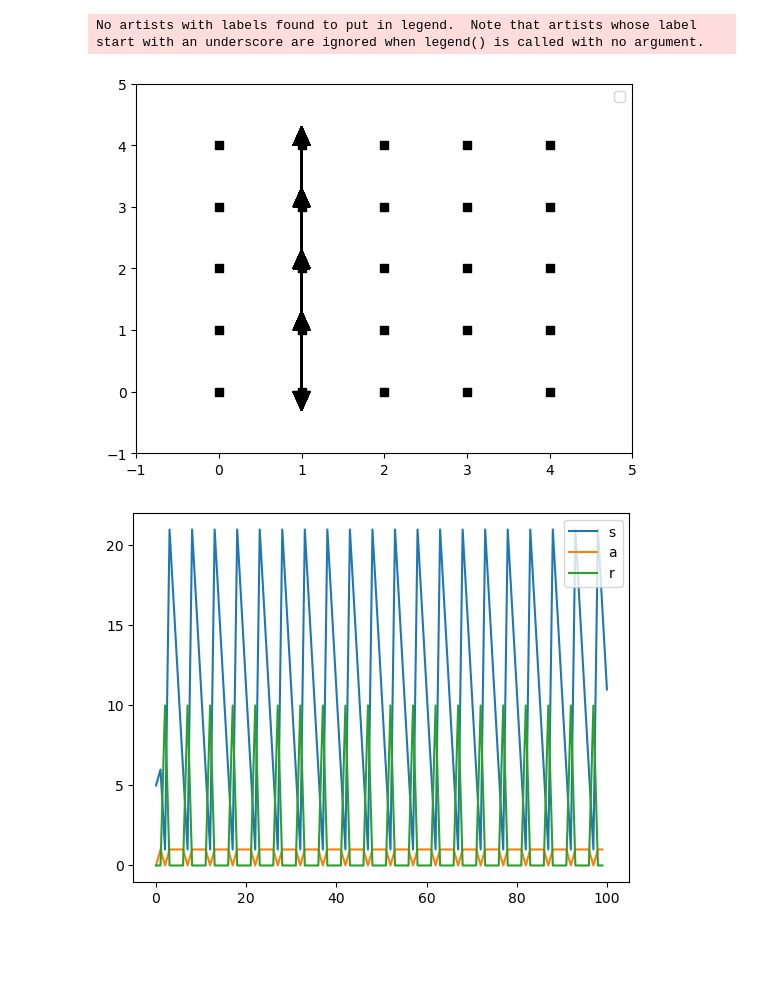
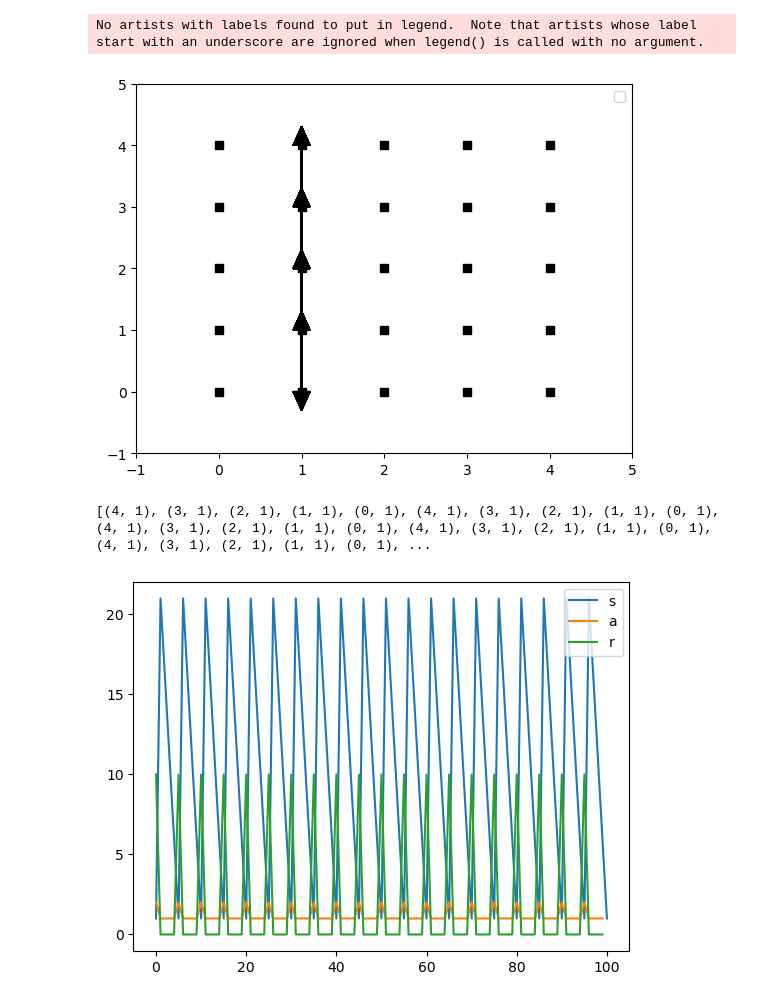
Before and after one commit to uiuc-ae598-rl-2023-spring/hw1-dp-LXYYY, a Jupyter notebook: gridworld.ipynb, the cells around one changed output. Saved outputs shown, nothing was run; the diff lists cells and outputs as text; code cells hidden in the pictures; blank space fills up the shorter version.

Commit message:
sarsa done

```diff
--- a/gridworld.ipynb
+++ b/gridworld.ipynb
@@ -5,7 +5,8 @@ import matplotlib.pyplot as plt
 import gridworld
 import argparse
 
-algorithm='value_iteration'
+algorithm='sarsa'
+# algorithm='value_iteration'
 
 def get_alg_module(alg, submodule=None):
     from importlib import import_module
@@ -38,7 +39,7 @@ print(args.alg)
 env = gridworld.GridWorld(hard_version=False)
 
 learn = get_learn_function(args.alg)
-model = learn(env,1000)
+model = learn(env, epsilon=0.2, alpha=0.3, max_it=20)
 
 # Initialize simulation
 s = env.reset()
@@ -53,6 +54,7 @@ log = {
 
 # Simulate until episode is done
 done = False
+
 while not done:
     a = model.get_policy(s)
     (s, r, done) = env.step(a)
@@ -83,5 +85,6 @@ Learning finished after 91 epochs, converged True, delta 8.826859243526997e-10
 # %%
-model.get_log().plot(save=True)
+model.log().plot(save=True)
+print(model.log.values['trajectory'])
 
 # Plot data and save to png file
 plt.plot(log['t'], log['s'])
@@ -95,3 +98,4 @@ plt.show()
 No artists with labels found to put in legend.  Note that artists whose label start with an underscore are ignored when legend() is called with no argument.
 [figure]
+[(4, 1), (3, 1), (2, 1), (1, 1), (0, 1), (4, 1), (3, 1), (2, 1), (1, 1), (0, 1), (4, 1), (3, 1), (2, 1), (1, 1), (0, 1), (4, 1), (3, 1), (2, 1), (1, 1), (0, 1), (4, 1), (3, 1), (2, 1), (1, 1), (0, 1), ...
-[figure, old version]
+[figure, new version]
```
Also changed, not shown: parts of 2 cells of this notebook, 8 other files.
